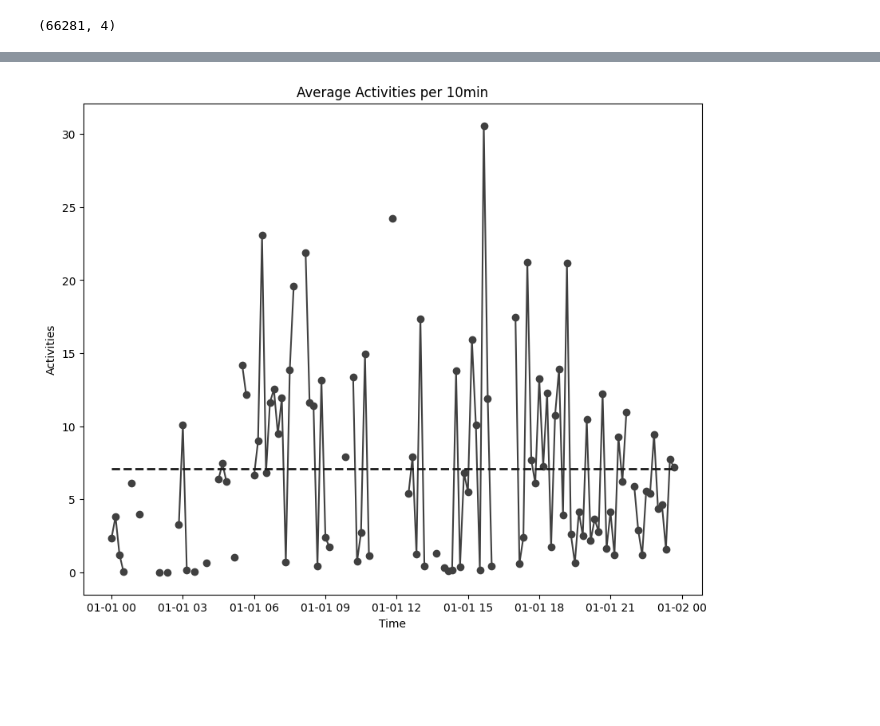
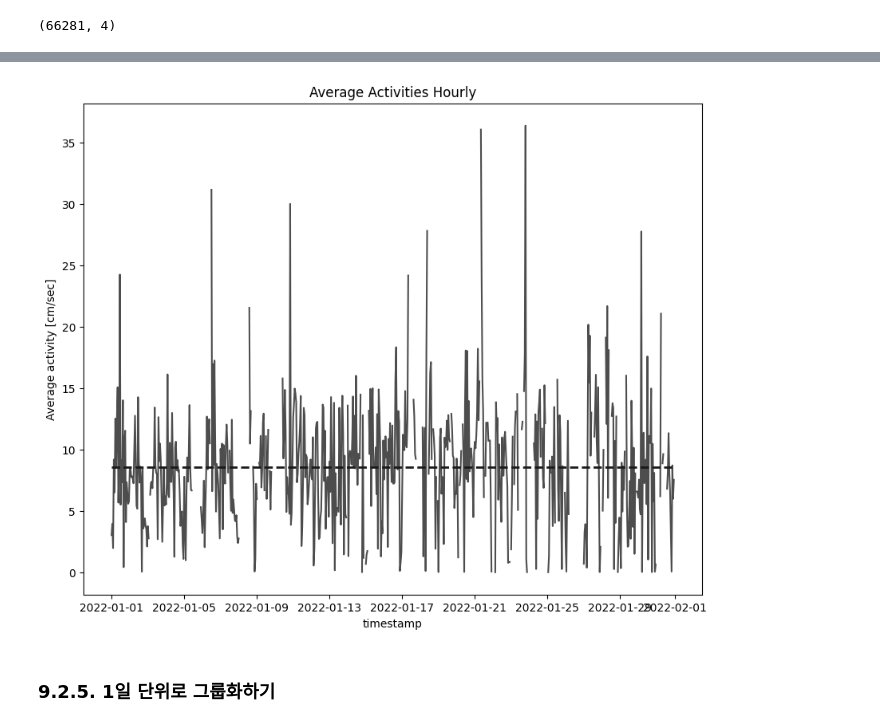
Before and after one commit to jihyeon602/healthcare_bigdata_playbook_kr, a Jupyter notebook: ch09/ch09_02.ipynb, the cells around one changed output, grey strips where cells are left out. Drawn from its saved outputs; the diff is of its cells as text; code cells hidden in the pictures; blank space fills up the shorter version.

```diff
--- a/ch09/ch09_02.ipynb
+++ b/ch09/ch09_02.ipynb
@@ -53,11 +245 @@ p_z            float64
 dtype: object
-# %%
-# 거리 계산
-def calc_dist(df):
-    x_d = df['X'] - df['p_x']
-    y_d = df['Y'] - df['p_y']
-    z_d = df['Z'] - df['p_z']
-    return np.sqrt(x_d**2 + y_d**2 + z_d**2)
-
-cleaned['dist'] = cleaned[["X","p_x", "Y", "p_y", "Z", "p_z"]].apply(calc_dist, axis=1)
-cleaned.head(5)
@@ -121,0 +246,8 @@ See the caveats in the documentation: https://pandas.pydata.org/pandas-docs/stab
+# %%
+# 먼저 cleaned 데이터프레임을 복사하고,
+cleaned2 = cleaned.copy()
+# 필요한 열만 추출하고,
+cleaned2 = cleaned2[['timestamp', 'calc_act']]
+# timestamp를 datetime 데이터타입으로 변경
+cleaned2['timestamp'] = cleaned2['timestamp'].astype('datetime64[ns]')
+cleaned2
@@ -187,0 +275,3 @@ cleaned
+# %%
+cleaned2 = cleaned2.set_index('timestamp')
+cleaned2.dtypes
@@ -206,0 +326,4 @@ result
+# %%
+oneHour = cleaned2.resample('1H')
+result = oneHour['calc_act'].agg(['mean', 'min', 'max'])
+result
@@ -207,17 +346,16 @@ result
 # %%
-fig = plt.figure(figsize=(10,8))
-ax = fig.add_subplot(1,1,1)
+plt.plot( result['mean'], color='0.3')
 
-plt.plot(result['mean'], c='0.25', marker='o')
+# 속도(활동) 평균선
+plt.hlines(result['mean'].mean(),  min(result.index), max(result.index),  color='0.1', linestyle='--', linewidth=2)
 
-# 활동 평균 선
-plt.hlines(result['mean'].mean(),  min(result.index), max(result.index), color='0.1', linestyle='--', linewidth=2)
-
-plt.title("Average Activities per 10min")
-plt.xlabel("Time")
-plt.ylabel("Activities")
+plt.title("Average Activities Hourly")
+plt.xlabel("timestamp")
+plt.ylabel("Average activity [cm/sec]")
 
 plt.show()
 # %% [output]
-[figure, old version]
+[figure, new version]
+# %% [markdown]
+### 9.2.5. 1일 단위로 그룹화하기
 # %%
```
Also changed, not shown: parts of 39 cells of this notebook, 2 other files.
